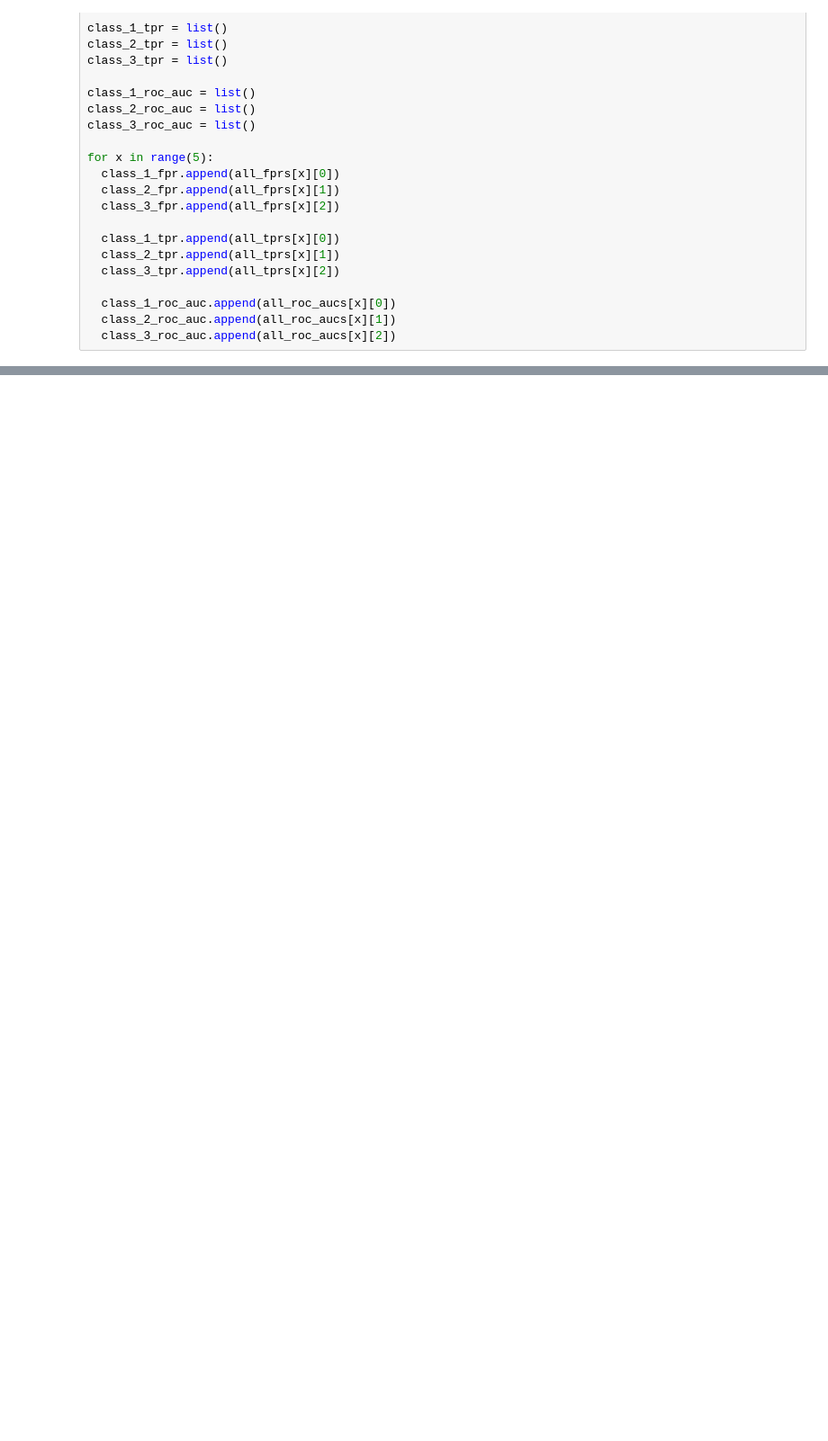
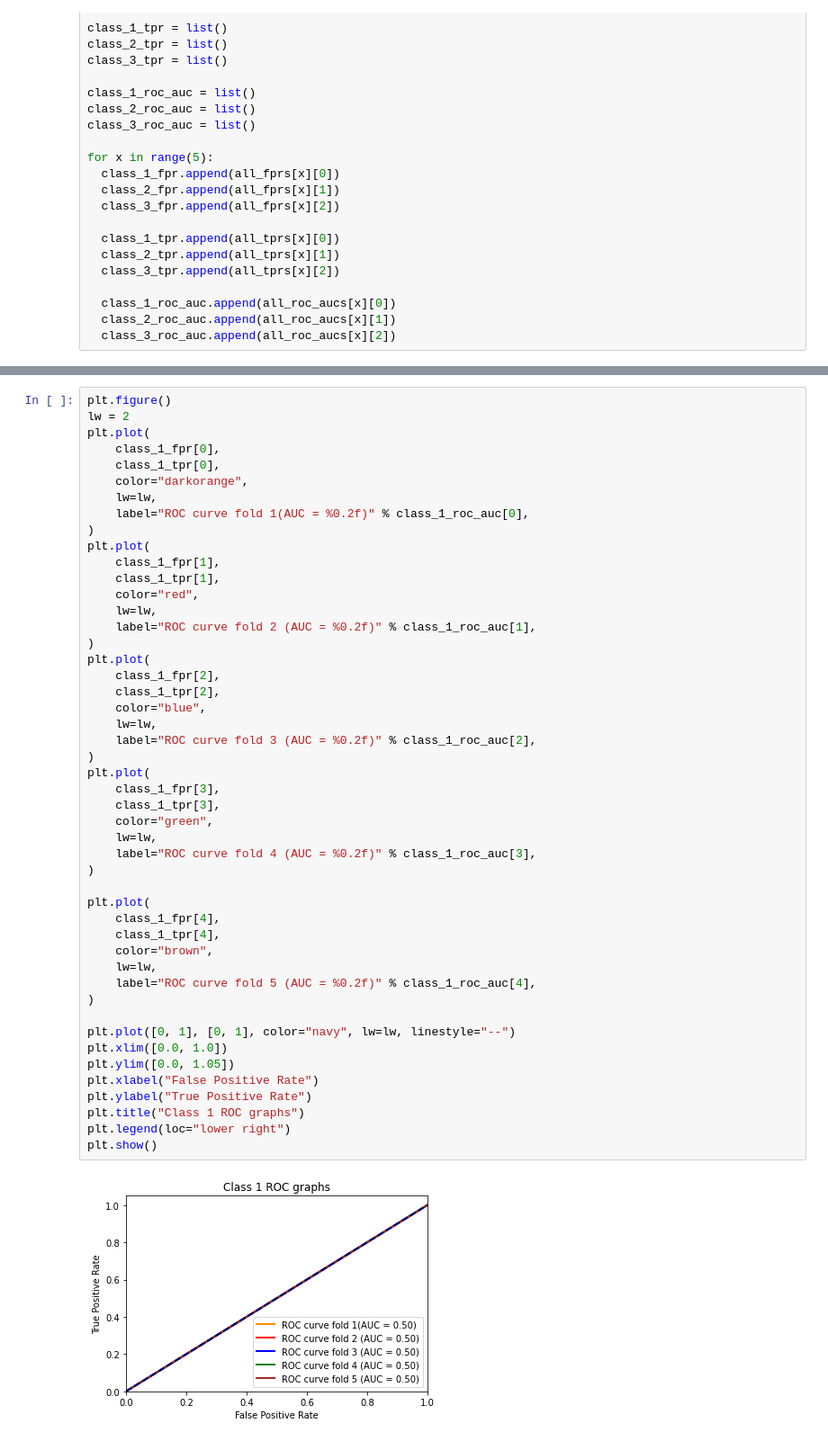
Before and after one commit to pemba007/motor-ml, a Jupyter notebook: index.ipynb, the cells around one changed output, grey strips where cells are left out. Shown at 90% size. Drawn from its saved outputs; the diff is of its cells as text; blank space fills up the shorter version.

```diff
--- a/index.ipynb
+++ b/index.ipynb
@@ -382,0 +526,50 @@ print(frame)
+# %%
+plt.figure()
+lw = 2
+plt.plot(
+    class_1_fpr[0],
+    class_1_tpr[0],
+    color="darkorange",
+    lw=lw,
+    label="ROC curve fold 1(AUC = %0.2f)" % class_1_roc_auc[0],
+)
+plt.plot(
+    class_1_fpr[1],
+    class_1_tpr[1],
+    color="red",
+    lw=lw,
+    label="ROC curve fold 2 (AUC = %0.2f)" % class_1_roc_auc[1],
+)
+plt.plot(
+    class_1_fpr[2],
+    class_1_tpr[2],
+    color="blue",
+    lw=lw,
+    label="ROC curve fold 3 (AUC = %0.2f)" % class_1_roc_auc[2],
+)
+plt.plot(
+    class_1_fpr[3],
+    class_1_tpr[3],
+    color="green",
+    lw=lw,
+    label="ROC curve fold 4 (AUC = %0.2f)" % class_1_roc_auc[3],
+)
+
+plt.plot(
+    class_1_fpr[4],
+    class_1_tpr[4],
+    color="brown",
+    lw=lw,
+    label="ROC curve fold 5 (AUC = %0.2f)" % class_1_roc_auc[4],
+)
+
+plt.plot([0, 1], [0, 1], color="navy", lw=lw, linestyle="--")
+plt.xlim([0.0, 1.0])
+plt.ylim([0.0, 1.05])
+plt.xlabel("False Positive Rate")
+plt.ylabel("True Positive Rate")
+plt.title("Class 1 ROC graphs")
+plt.legend(loc="lower right")
+plt.show()
+# %% [output]
+[figure, added]
```
Also changed, not shown: parts of 16 cells of this notebook.
